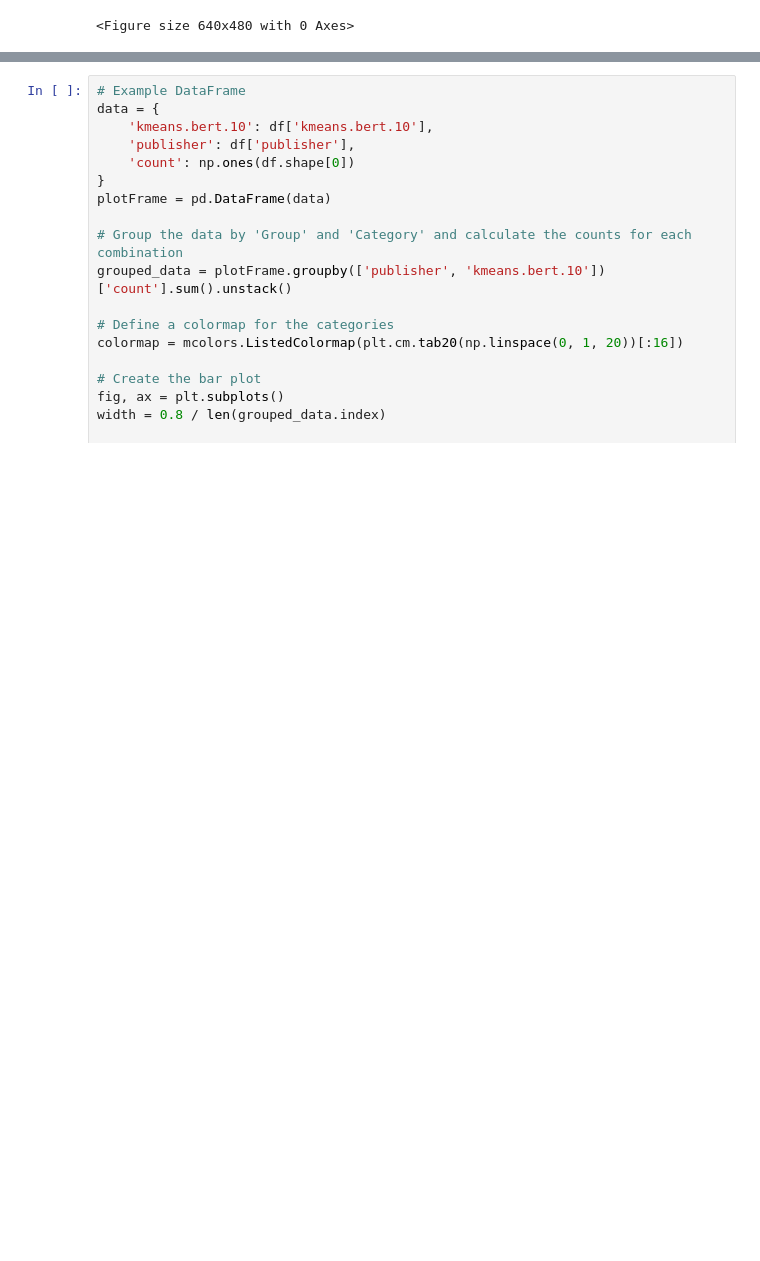
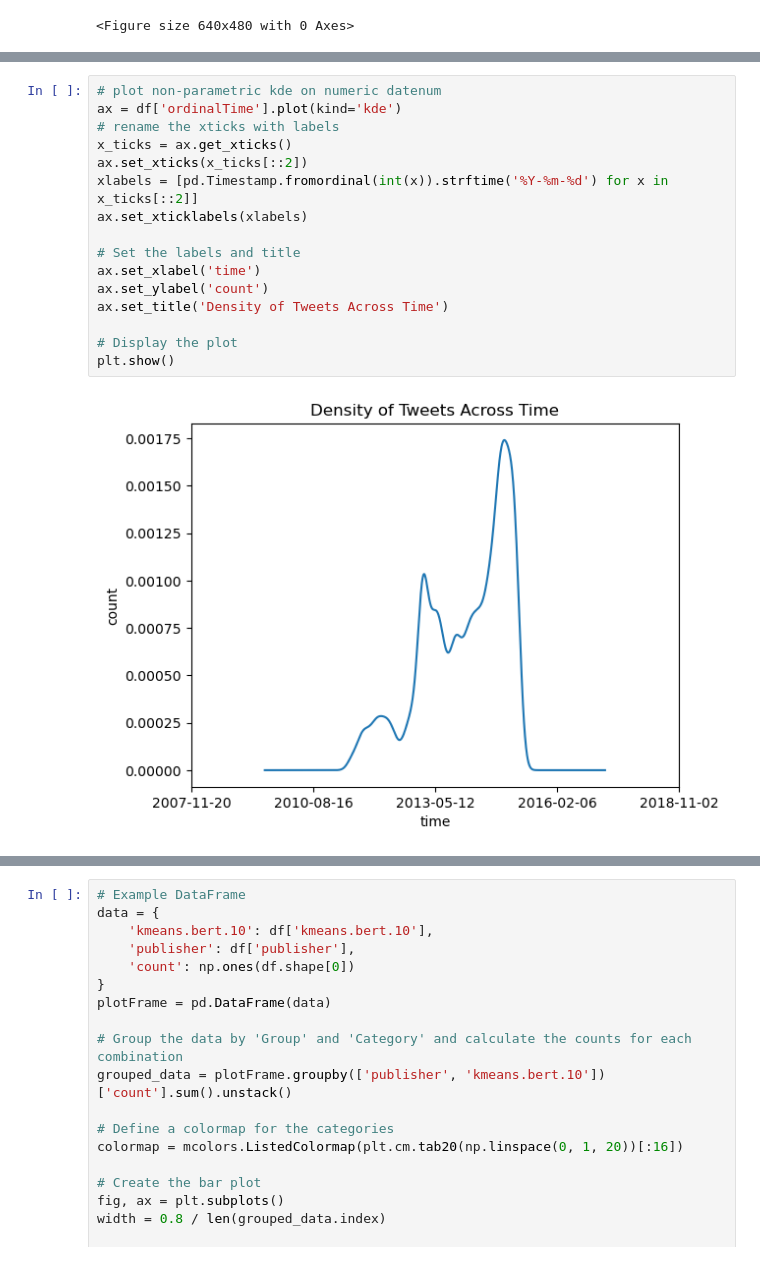
Before and after one commit to Pax-Newman/Twitter-Health-News-Mining, a Jupyter notebook: ClusterAnalysis.ipynb, the cells around one changed output, grey strips where cells are left out. Saved outputs shown, nothing was run; the diff lists cells and outputs as text; blank space fills up the shorter version.

```diff
--- a/ClusterAnalysis.ipynb
+++ b/ClusterAnalysis.ipynb
@@ -87,0 +295,18 @@ plt.show()
+# %%
+# plot non-parametric kde on numeric datenum
+ax = df['ordinalTime'].plot(kind='kde')
+# rename the xticks with labels
+x_ticks = ax.get_xticks()
+ax.set_xticks(x_ticks[::2])
+xlabels = [pd.Timestamp.fromordinal(int(x)).strftime('%Y-%m-%d') for x in x_ticks[::2]]
+ax.set_xticklabels(xlabels)
+
+# Set the labels and title
+ax.set_xlabel('time')
+ax.set_ylabel('count')
+ax.set_title('Density of Tweets Across Time')
+
+# Display the plot
+plt.show()
+# %% [output]
+[figure, added]
```
Also changed, not shown: parts of 31 cells of this notebook.
